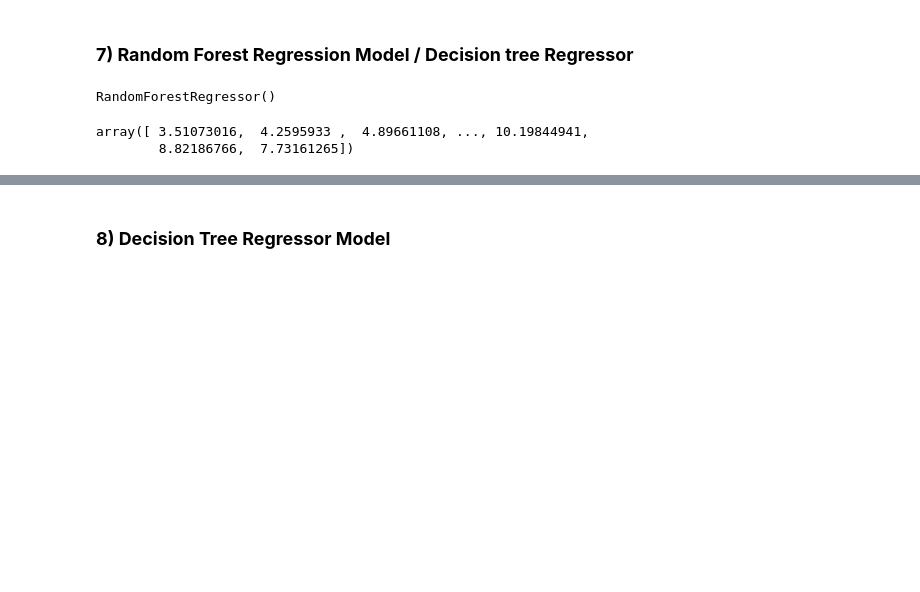
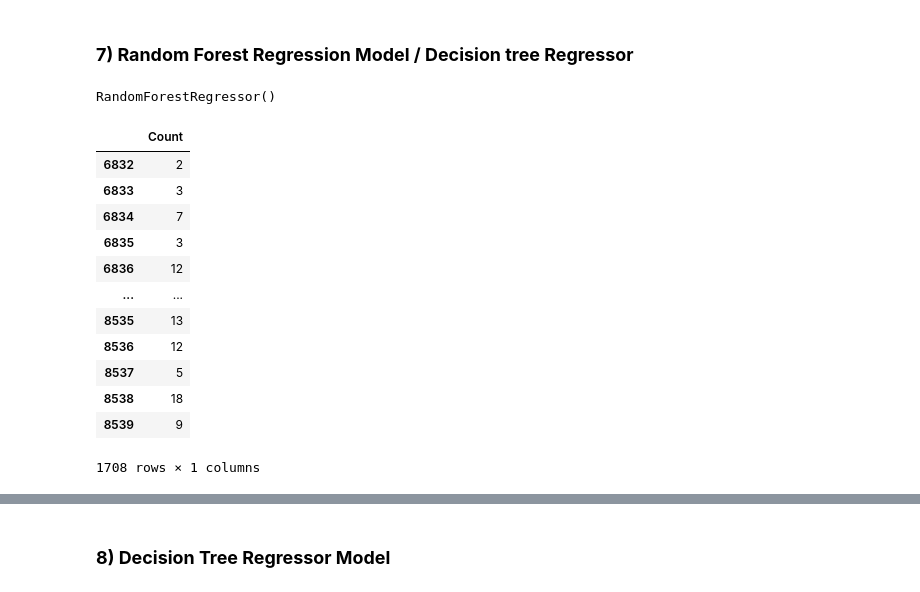
Before and after one commit to vincm1/UK_accidents, a Jupyter notebook: Final_assignment_Big_Data_for_Decision_Making_(2021_22_BNK432_NO02_A).ipynb, the cells around one changed output, grey strips where cells are left out. Drawn from its saved outputs; the diff is of its cells as text; code cells hidden in the pictures; blank space fills up the shorter version.

```diff
--- a/Final_assignment_Big_Data_for_Decision_Making_(2021_22_BNK432_NO02_A).ipynb
+++ b/Final_assignment_Big_Data_for_Decision_Making_(2021_22_BNK432_NO02_A).ipynb
@@ -496,9 +497,23 @@ rfr.fit(X_train, y_train)
 # %% [output]
 RandomForestRegressor()
 # %%
-y_pred = rfr.predict(X_test)
-y_pred
+y_pred_rfr = rfr.predict(X_test)
+y_pred_rfr = pd.DataFrame(y_pred_rfr)
-# %% [output]
-array([ 3.51073016,  4.2595933 ,  4.89661108, ..., 10.19844941,
-        8.82186766,  7.73161265])
+# %%
+y_test = pd.DataFrame(y_test)
+y_test
+# %% [output]
+|  | Count |
+| 6832 | 2 |
+| 6833 | 3 |
+| 6834 | 7 |
+| 6835 | 3 |
+| 6836 | 12 |
+| ... | ... |
+| 8535 | 13 |
+| 8536 | 12 |
+| 8537 | 5 |
+| 8538 | 18 |
+| 8539 | 9 |
+1708 rows × 1 columns
 # %%
```
Also changed, not shown: parts of 12 cells of this notebook.
